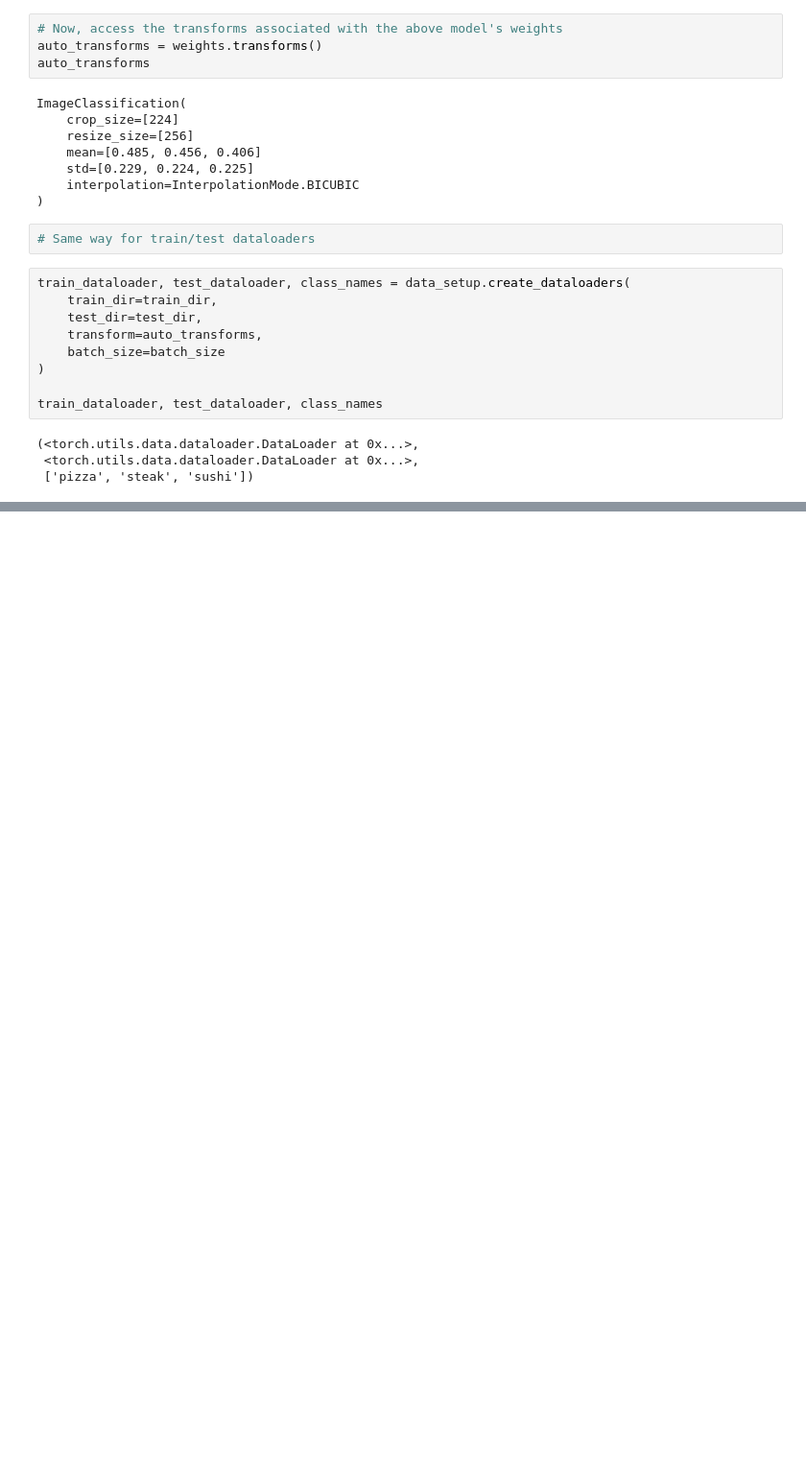
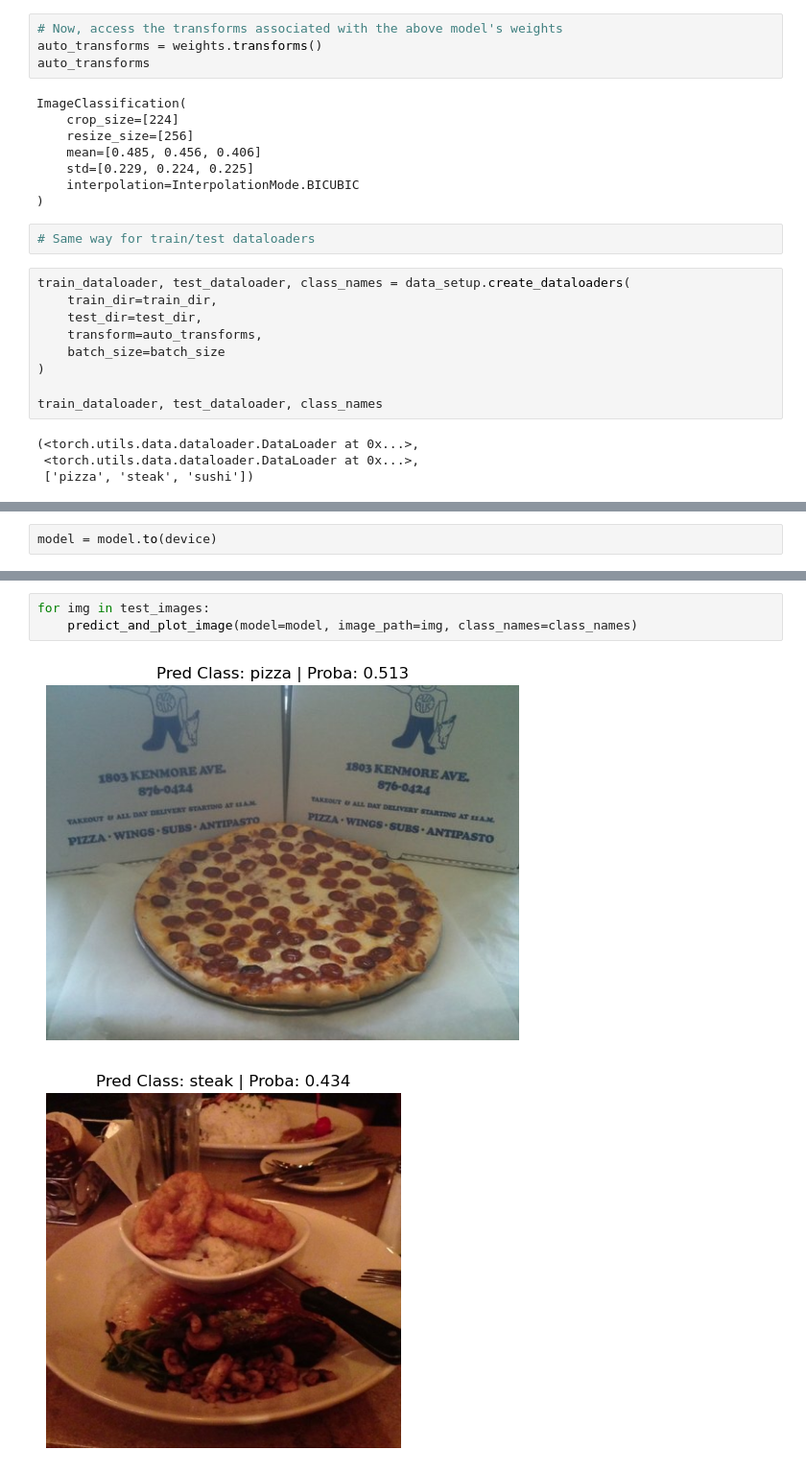
Before and after one commit to jamesczq/pytorch-basics, a Jupyter notebook: 06-Transfer-Learning.ipynb, the cells around one changed output, grey strips where cells are left out. Shown at 96% size. Drawn from its saved outputs; the diff is of its cells as text; blank space fills up the shorter version.

```diff
--- a/06-Transfer-Learning.ipynb
+++ b/06-Transfer-Learning.ipynb
@@ -169,0 +275,2 @@ train_dataloader, test_dataloader, class_names
+# %%
+model = model.to(device)
@@ -169,0 +457,6 @@ train_dataloader, test_dataloader, class_names
+# %%
+for img in test_images:
+    predict_and_plot_image(model=model, image_path=img, class_names=class_names)
+# %% [output]
+[figure, added]
+[figure, added]
```
Also changed, not shown: parts of 49 cells of this notebook, 3 other files.
